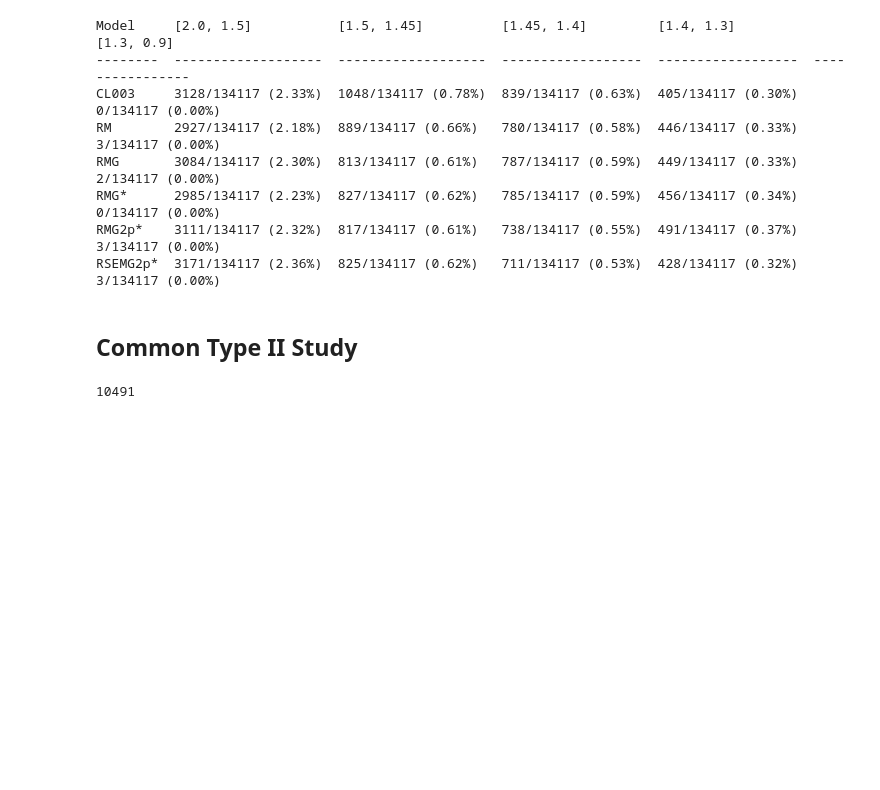
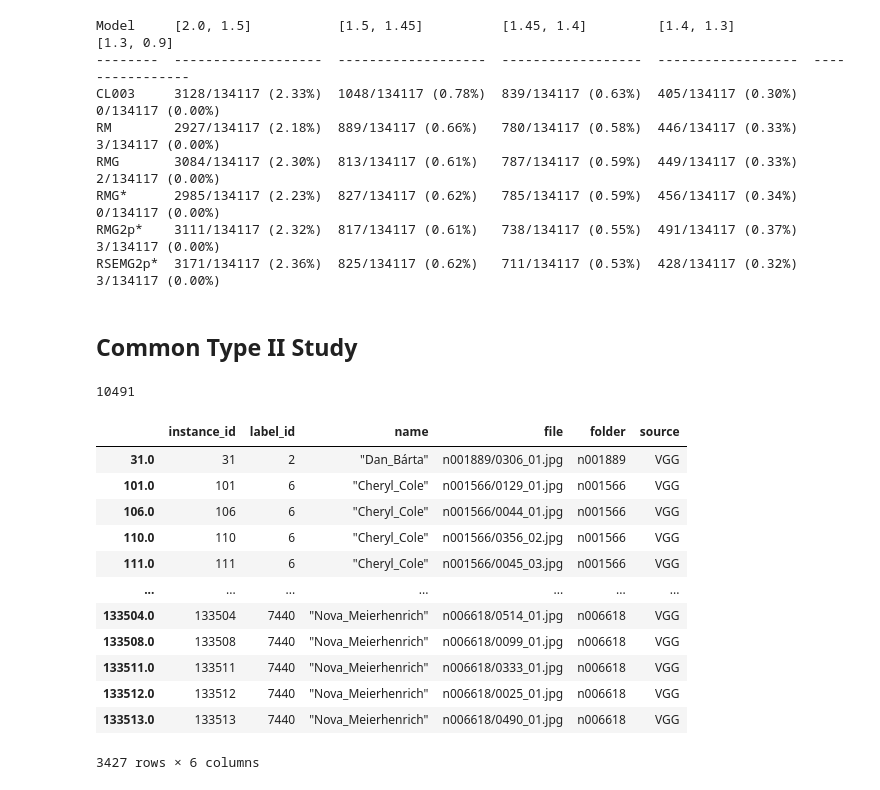
Before and after one commit to kvzhao/feature-analyzer, a Jupyter notebook: testbed/cross_model_analysis.ipynb, the cells around one changed output. Saved outputs shown, nothing was run; the diff lists cells and outputs as text; code cells hidden in the pictures; blank space fills up the shorter version.

```diff
--- a/testbed/cross_model_analysis.ipynb
+++ b/testbed/cross_model_analysis.ipynb
@@ -825,3 +849,19 @@ m3ct2f_top2k = m3ct2f[(m3ct2f.n_outlier == 0) & (m3ct2f.n_within_2k > 0)]
 m4ct2f_top2k = m4ct2f[(m4ct2f.n_outlier == 0) & (m4ct2f.n_within_2k > 0)]
 m5ct2f_top2k = m5ct2f[(m5ct2f.n_outlier == 0) & (m5ct2f.n_within_2k > 0)]
 m6ct2f_top2k = m6ct2f[(m6ct2f.n_outlier == 0) & (m6ct2f.n_within_2k > 0)]
+# %%
+dataset_info.loc[m4ct2f_top2k.instance_id]
+# %% [output]
+|  | instance_id | label_id | name | file | folder | source |
+| 31.0 | 31 | 2 | "Dan_Bárta" | n001889/0306_01.jpg | n001889 | VGG |
+| 101.0 | 101 | 6 | "Cheryl_Cole" | n001566/0129_01.jpg | n001566 | VGG |
+| 106.0 | 106 | 6 | "Cheryl_Cole" | n001566/0044_01.jpg | n001566 | VGG |
+| 110.0 | 110 | 6 | "Cheryl_Cole" | n001566/0356_02.jpg | n001566 | VGG |
+| 111.0 | 111 | 6 | "Cheryl_Cole" | n001566/0045_03.jpg | n001566 | VGG |
+| ... | ... | ... | ... | ... | ... | ... |
+| 133504.0 | 133504 | 7440 | "Nova_Meierhenrich" | n006618/0514_01.jpg | n006618 | VGG |
+| 133508.0 | 133508 | 7440 | "Nova_Meierhenrich" | n006618/0099_01.jpg | n006618 | VGG |
+| 133511.0 | 133511 | 7440 | "Nova_Meierhenrich" | n006618/0333_01.jpg | n006618 | VGG |
+| 133512.0 | 133512 | 7440 | "Nova_Meierhenrich" | n006618/0025_01.jpg | n006618 | VGG |
+| 133513.0 | 133513 | 7440 | "Nova_Meierhenrich" | n006618/0490_01.jpg | n006618 | VGG |
+3427 rows × 6 columns
```
Also changed, not shown: parts of 6 cells of this notebook.
